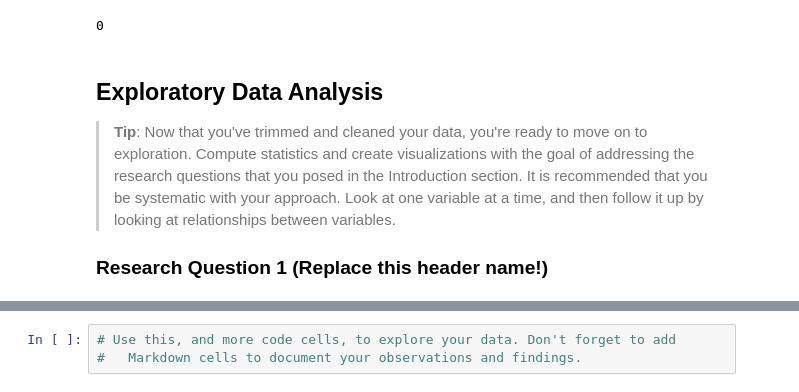
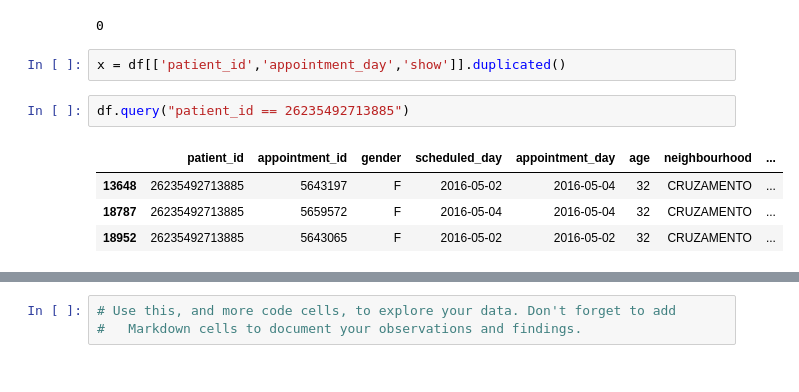
Before and after one commit to dishankkalra23/Medical-Appointment-No-Shows, a Jupyter notebook: Medical_Appointment_No_Shows.ipynb, the cells around one changed output, grey strips where cells are left out. Saved outputs shown, nothing was run; the diff lists cells and outputs as text.

```diff
--- a/Medical_Appointment_No_Shows.ipynb
+++ b/Medical_Appointment_No_Shows.ipynb
@@ -233,10 +240,12 @@ got_sms/total_patients
 df.duplicated().sum()
 # %% [output]
 0
-# %% [markdown]
-<a id='eda'></a>
-## Exploratory Data Analysis
-
-> **Tip**: Now that you've trimmed and cleaned your data, you're ready to move on to exploration. Compute statistics and create visualizations with the goal of addressing the research questions that you posed in the Introduction section. It is recommended that you be systematic with your approach. Look at one variable at a time, and then follow it up by looking at relationships between variables.
-
-### Research Question 1 (Replace this header name!)
+# %%
+x = df[['patient_id','appointment_day','show']].duplicated()
+# %%
+df.query("patient_id == 26235492713885")
+# %% [output]
+|  | patient_id | appointment_id | gender | scheduled_day | appointment_day | age | neighbourhood | ... |
+| 13648 | 26235492713885 | 5643197 | F | 2016-05-02 | 2016-05-04 | 32 | CRUZAMENTO | ... |
+| 18787 | 26235492713885 | 5659572 | F | 2016-05-04 | 2016-05-04 | 32 | CRUZAMENTO | ... |
+| 18952 | 26235492713885 | 5643065 | F | 2016-05-02 | 2016-05-02 | 32 | CRUZAMENTO | ... |
```
Also changed, not shown: parts of 27 cells of this notebook.
